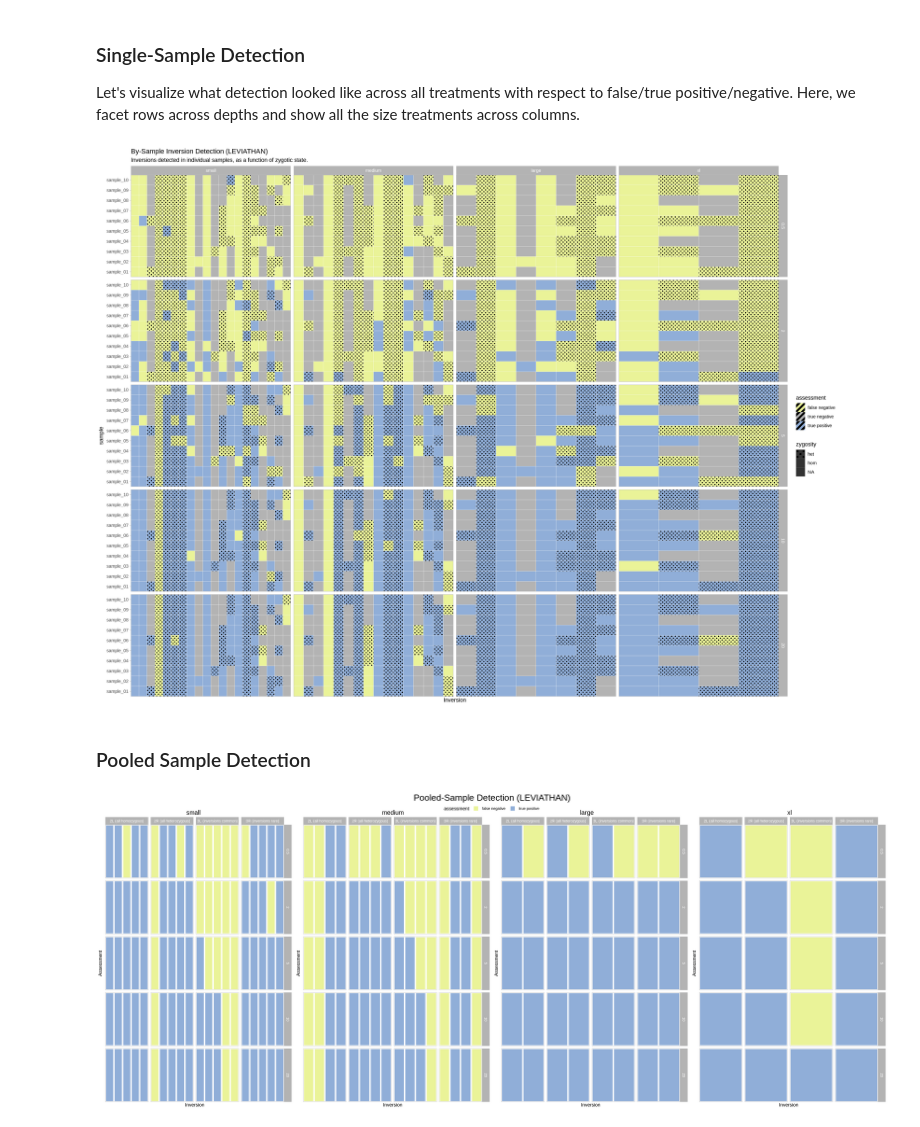
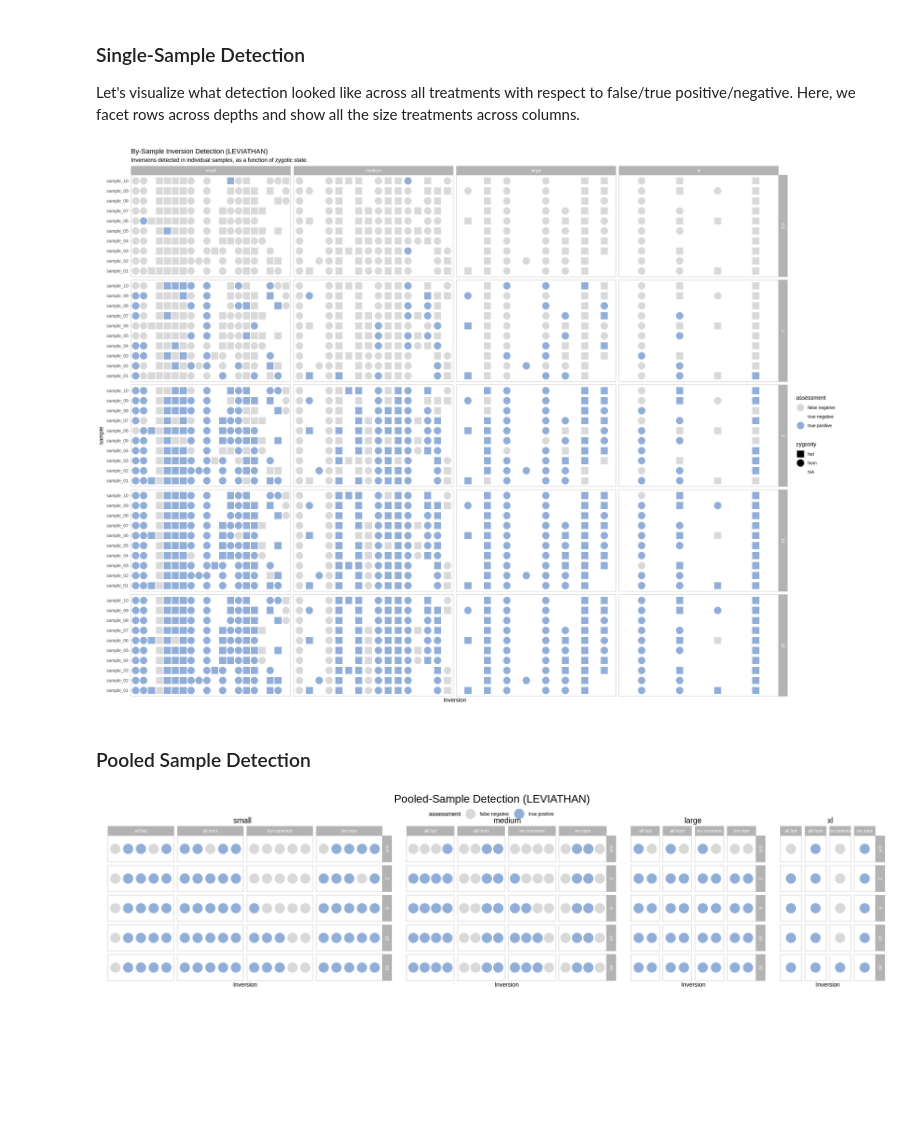
Before and after one commit to pdimens/haplotagging_simulations, a Jupyter notebook: assess_sv_leviathan/check_called_inversions_all.ipynb, the cells around one changed output. Drawn from its saved outputs; the diff is of its cells as text; code cells hidden in the pictures; blank space fills up the shorter version.

Commit message:
adjust plots, new double-breakpoints check

```diff
--- a/assess_sv_leviathan/check_called_inversions_all.ipynb
+++ b/assess_sv_leviathan/check_called_inversions_all.ipynb
@@ -38,72 +49,63 @@ Let's visualize what detection looked like across all treatments with respect to
 options(warn = -1, repr.plot.width = 20, repr.plot.height = 15)
 axis_ticks <- factor(paste0("sample_", sprintf("%02d", 1:10)))
 lr_inversions[lr_inversions$sample != 11,] %>%
-    ggplot(aes(y = sample, x = id, fill = assessment, pattern = zygosity)) +
-        geom_tile_pattern(
-            pattern_color = NA,
-            color = "white",
-            pattern_fill = "black",
-            pattern_angle = 45,
-            pattern_density = 0.5,
-            pattern_spacing = 0.025,
-            pattern_key_scale_factor = 1
-        ) +
+    ggplot(aes(y = sample, x = id, color = assessment, shape = zygosity)) +
+        geom_point(size=6) +
         theme_light() +
         labs(title = "By-Sample Inversion Detection (LEVIATHAN)", subtitle = "Inversions detected in individual samples, as a function of zygotic state.") +
-        scale_fill_manual(values = c("false negative" = "#eaf398ff", "true negative" = "grey70", "true positive" = "#90aed8")) +
-        scale_pattern_manual(values = c("het" = "circle", "hom" = "none")) +
+        scale_color_manual(values = c("false negative" = "grey85", "true negative" = "white", "true positive" = "#90aed8")) +
+        scale_shape_manual(values = c("hom" = 19, "het" = 15)) +
         scale_x_discrete(name = "Inversion") +
         scale_y_discrete(limits = axis_ticks, breaks = axis_ticks) +
-        #coord_cartesian(xlim = c(1, max(lr_inversions$id)), expand = F) +
-        coord_cartesian(expand = F) +
         theme(
             panel.grid.major = element_blank(),
             panel.grid.minor = element_blank()
         ) +
         facet_grid(depth ~ factor(size, levels = c("small", "medium", "large", "xl")), scales = "free_x")
 # %% [output]
-[figure, old version]
+[figure, new version]
 # %% [markdown]
 ### Pooled Sample Detection
 # %%
 plot_pools_matrix <- function(data, size_treatment){
     .data <- data[data$sample == 11 & data$size == size_treatment,]
-    .data$contig <- gsub("2L", "2L (all homozygous)", .data$contig)
-    .data$contig <- gsub("2R", "2R (all heterozygous)", .data$contig)
-    .data$contig <- gsub("3L", "3L (inversions common)", .data$contig)
-    .data$contig <- gsub("3R", "3R (inversions rare)", .data$contig)
+    .data$contig <- gsub("2L", "all hom", .data$contig)
+    .data$contig <- gsub("2R", "all het", .data$contig)
+    .data$contig <- gsub("3L", "inv common", .data$contig)
+    .data$contig <- gsub("3R", "inv rare", .data$contig)
 
-    ggplot(.data, aes(y = 1, x = inversion, fill = assessment)) +
-        geom_tile(color = "white", linewidth = 1.5) +
+    ggplot(.data, aes(y = 1, x = inversion, color = assessment)) +
+        geom_point(size=8) +
         theme_light() +
-        #labs(title = "Pooled-Sample Detection", subtitle = paste(size_treatment, "inversions detected in sample-pooled data, as a function of inversion frequency in the population.")) +
-        scale_fill_manual(values = c("false negative" = "#eaf398ff", "true positive" = "#90aed8")) +
-        scale_y_continuous(breaks = 1, name = "Assessment") +
+        scale_color_manual(values = c("false negative" = "grey85", "true positive" = "#90aed8")) +
+        scale_y_continuous(breaks = 1, name = "") +
         scale_x_discrete(name = "Inversion") +
         theme(
             panel.grid.major = element_blank(),
             panel.grid.minor = element_blank(),
             axis.text.y = element_blank(),
-            axis.ticks.y = element_blank()
+            axis.ticks.y = element_blank(),
+            axis.label.y = element_blank()
         ) +
-        coord_cartesian(expand = F) +
         facet_grid(cols = vars(contig), rows = vars(depth))
 }
 # %%
-options(warn = -1, repr.plot.width = 25, repr.plot.height = 10)
+options(warn = -1, repr.plot.width = 20, repr.plot.height = 5)
 plot <- ggarrange(
     plot_pools_matrix(lr_inversions, "small"),
     plot_pools_matrix(lr_inversions, "medium"),
     plot_pools_matrix(lr_inversions, "large"),
     plot_pools_matrix(lr_inversions, "xl"),
     labels = c("small", "medium", "large", "xl"),
-    nrow = 1, ncol = 4, common.legend = T, font.label = c(face = "plain"), legend = "top", vjust = 0, label.x = c(0.42, 0.39, 0.41, 0.48)
+    nrow = 1, ncol = 4, common.legend = T, font.label = c(face = "plain"), legend = "top",
+    vjust = 0, label.x = c(0.43, 0.38, 0.38, 0.47),
+    widths = c(1, .75, .50, .40)
 )
 annotate_figure(
     plot,
     top = text_grob(
         "Pooled-Sample Detection (LEVIATHAN)", color = "black", size = 20
         )
 )
 # %% [output]
-[figure, old version]
+[figure, new version]
```
Also changed, not shown: parts of 2 cells of this notebook, 16 other files.
